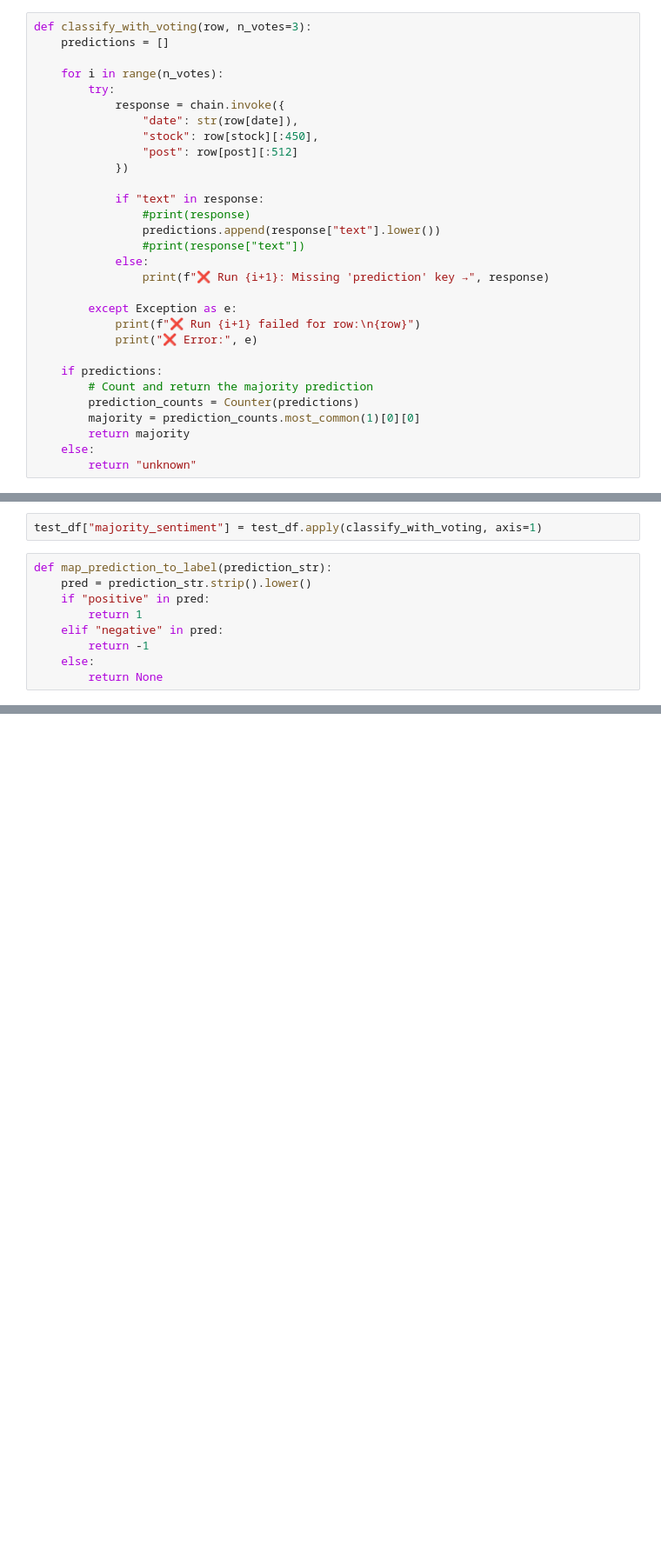
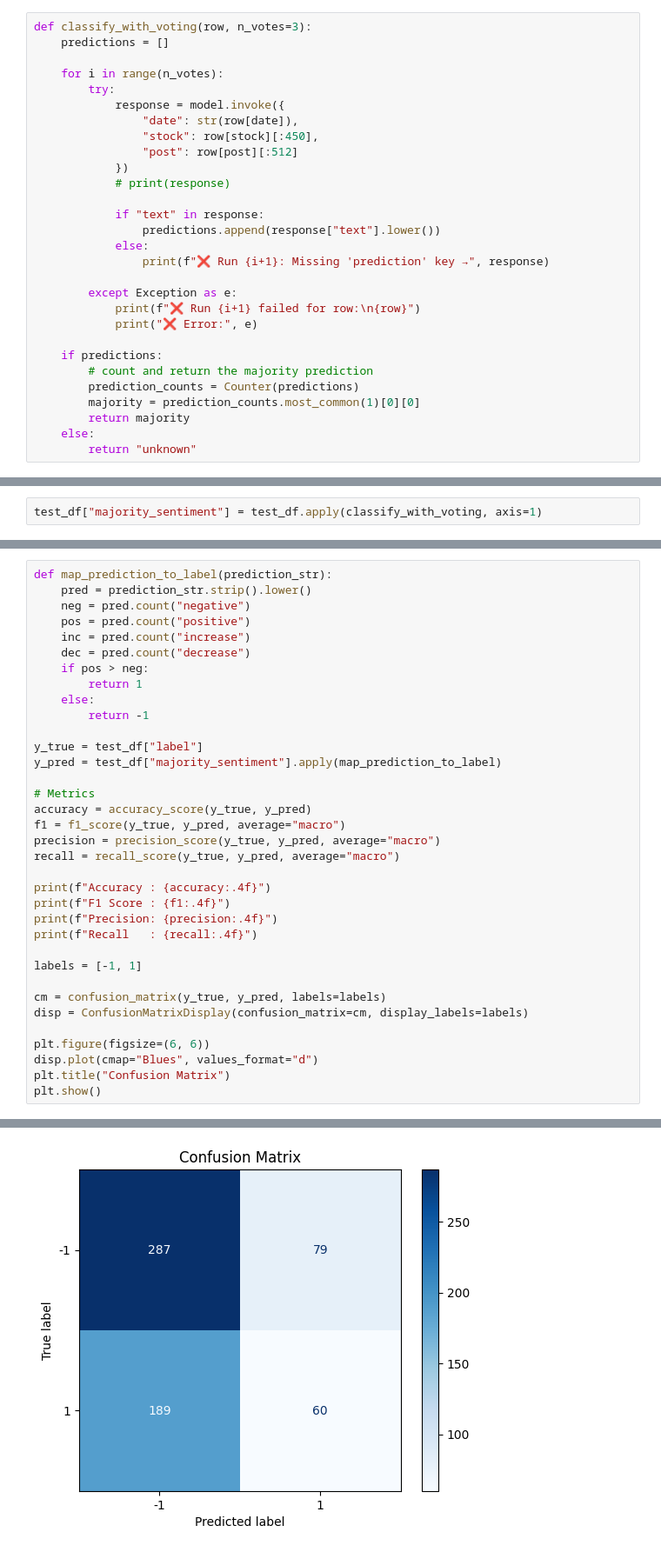
Before and after one commit to CKZ1107/COMP6713-NLP, a Jupyter notebook: flant5.ipynb, the cells around one changed output, grey strips where cells are left out. Shown at 87% size. Saved outputs shown, nothing was run; the diff lists cells and outputs as text; blank space fills up the shorter version.

```diff
--- a/flant5.ipynb
+++ b/flant5.ipynb
@@ -280,16 +148,15 @@ def classify_with_voting(row, n_votes=3):
 
     for i in range(n_votes):
         try:
-            response = chain.invoke({
+            response = model.invoke({
                 "date": str(row[date]),
                 "stock": row[stock][:450],
                 "post": row[post][:512]
             })
+            # print(response)
 
             if "text" in response:
-                #print(response)
                 predictions.append(response["text"].lower())
-                #print(response["text"])
             else:
                 print(f"❌ Run {i+1}: Missing 'prediction' key →", response)
 
@@ -298,7 +165,7 @@ def classify_with_voting(row, n_votes=3):
             print("❌ Error:", e)
 
     if predictions:
-        # Count and return the majority prediction
+        # count and return the majority prediction
         prediction_counts = Counter(predictions)
         majority = prediction_counts.most_common(1)[0][0]
         return majority
@@ -307,11 +176,2 @@ def classify_with_voting(row, n_votes=3):
 # %%
 test_df["majority_sentiment"] = test_df.apply(classify_with_voting, axis=1)
-# %%
-def map_prediction_to_label(prediction_str):
-    pred = prediction_str.strip().lower()
-    if "positive" in pred:
-        return 1
-    elif "negative" in pred:
-        return -1
-    else:
-        return None
@@ -348,0 +178,36 @@ Recall   : 0.4877
+# %%
+def map_prediction_to_label(prediction_str):
+    pred = prediction_str.strip().lower()
+    neg = pred.count("negative")
+    pos = pred.count("positive")
+    inc = pred.count("increase")
+    dec = pred.count("decrease")
+    if pos > neg:
+        return 1
+    else:
+        return -1
+
+y_true = test_df["label"]
+y_pred = test_df["majority_sentiment"].apply(map_prediction_to_label)
+
+# Metrics
+accuracy = accuracy_score(y_true, y_pred)
+f1 = f1_score(y_true, y_pred, average="macro")
+precision = precision_score(y_true, y_pred, average="macro")
+recall = recall_score(y_true, y_pred, average="macro")
+
+print(f"Accuracy : {accuracy:.4f}")
+print(f"F1 Score : {f1:.4f}")
+print(f"Precision: {precision:.4f}")
+print(f"Recall   : {recall:.4f}")
+
+labels = [-1, 1]
+
+cm = confusion_matrix(y_true, y_pred, labels=labels)
+disp = ConfusionMatrixDisplay(confusion_matrix=cm, display_labels=labels)
+
+plt.figure(figsize=(6, 6))
+disp.plot(cmap="Blues", values_format="d")
+plt.title("Confusion Matrix")
+plt.show()
+# %% [output]
@@ -348,0 +219 @@ Recall   : 0.4877
+[figure, added]
```
Also changed, not shown: parts of 18 cells of this notebook.
